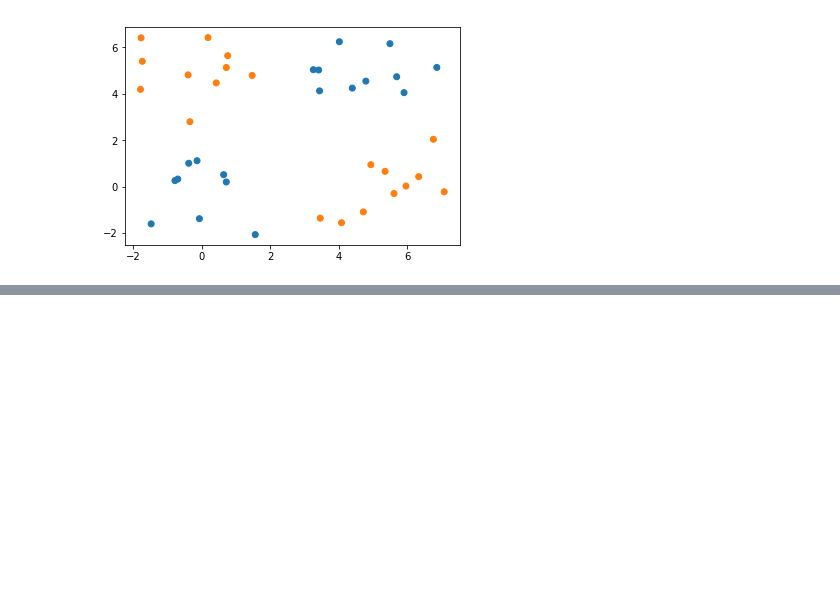
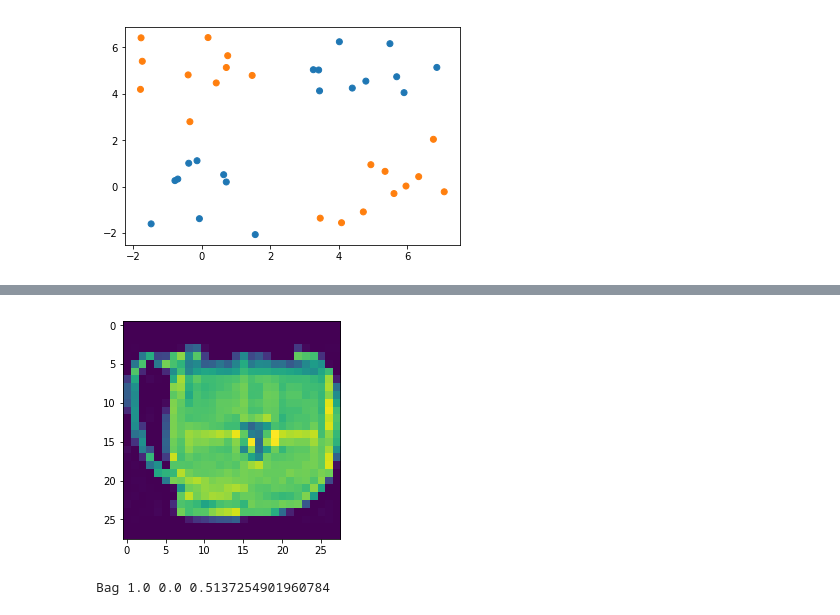
Before and after one commit to GeoTrouvetout/courses, a Jupyter notebook: understanding_ann.ipynb, the cells around one changed output, grey strips where cells are left out. Saved outputs shown, nothing was run; the diff lists cells and outputs as text; code cells hidden in the pictures; blank space fills up the shorter version.

```diff
--- a/understanding_ann.ipynb
+++ b/understanding_ann.ipynb
@@ -1345,0 +1544,37 @@ plt.show()
+# %%
+def load_fashion_mnist(path, kind='train'):
+    import os
+    import gzip
+    import numpy as np
+
+    """Load MNIST data from `path`"""
+    labels_path = os.path.join(path,
+                               '%s-labels-idx1-ubyte.gz'
+                               % kind)
+    images_path = os.path.join(path,
+                               '%s-images-idx3-ubyte.gz'
+                               % kind)
+
+    with gzip.open(labels_path, 'rb') as lbpath:
+        labels = np.frombuffer(lbpath.read(), dtype=np.uint8,
+                               offset=8)
+
+    with gzip.open(images_path, 'rb') as imgpath:
+        images = np.frombuffer(imgpath.read(), dtype=np.uint8,
+                               offset=16).reshape(len(labels), 784)
+
+    return images, labels
+# %%
+labels = ["T-shirt/top", "Trouser","Pullover", "Dress", "Coat", "Sandal", "Shirt","Sneaker","Bag", "Ankle boot"]
+x_train, t_train = load_fashion_mnist('../fashion-mnist/', kind='train')
+x_test, t_test = load_fashion_mnist('../fashion-mnist/', kind='t10k')
+# %%
+n = np.random.randint(low=0, high=len(x_train))
+img = x_train[n]/255
+label = t_train[n]
+plt.imshow(img.reshape(28,28))
+plt.show()
+print(labels[label], np.max(img), np.min(img), np.median(img))
+# %% [output]
+[figure, added]
+Bag 1.0 0.0 0.5137254901960784
```
Also changed, not shown: parts of 9 cells of this notebook.
